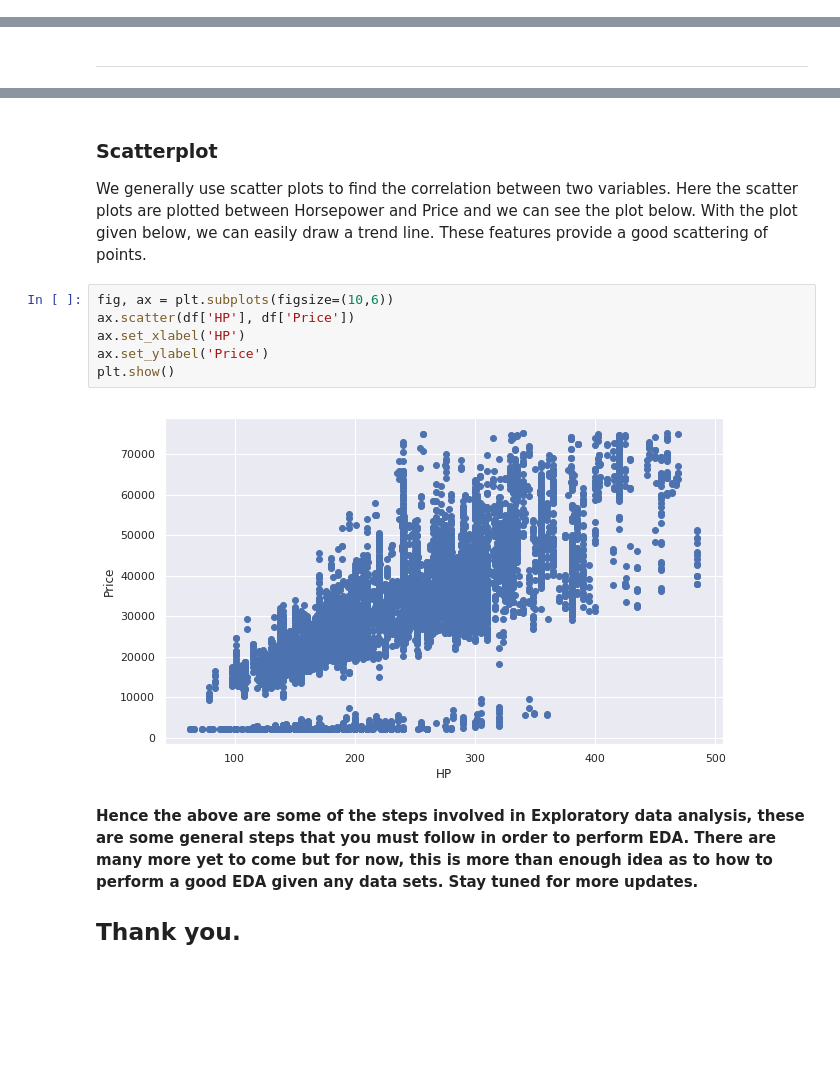
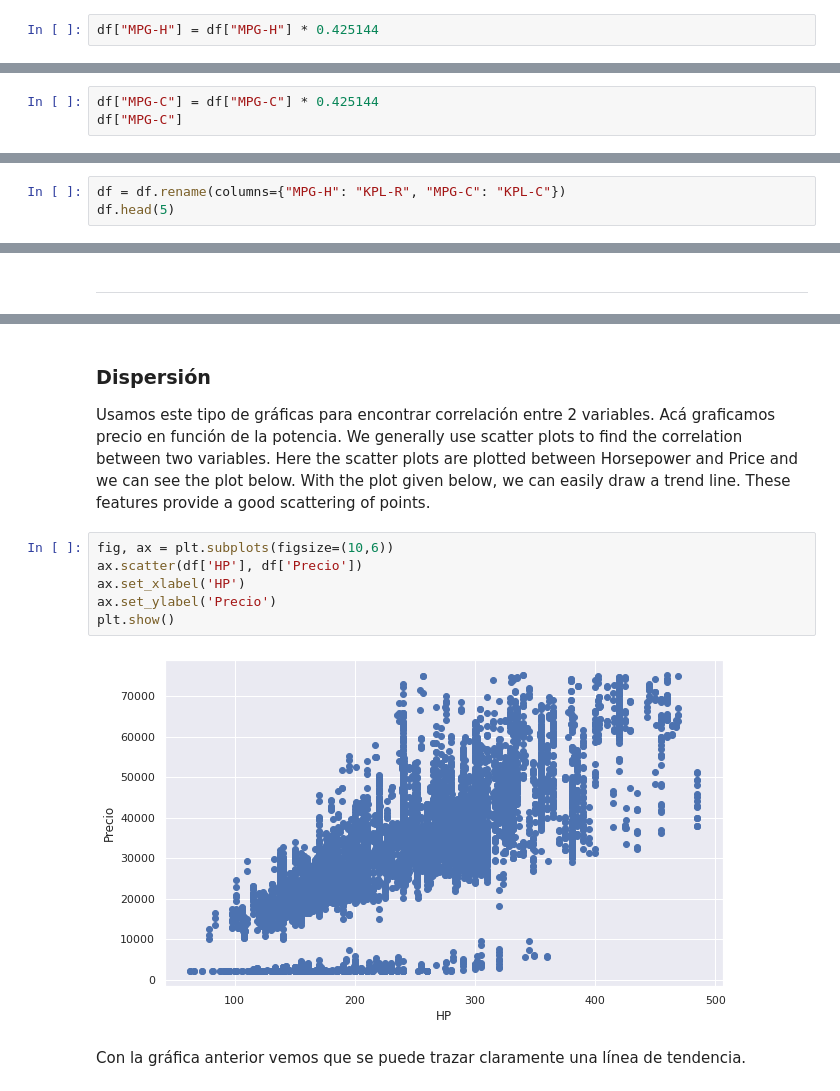
Before and after one commit to lecovi/dataschool-py3, a Jupyter notebook: analisis_exploratorio.ipynb, the cells around one changed output, grey strips where cells are left out. Drawn from its saved outputs; the diff is of its cells as text; blank space fills up the shorter version.

```diff
--- a/analisis_exploratorio.ipynb
+++ b/analisis_exploratorio.ipynb
@@ -272,0 +290,2 @@ An outlier is a point or set of points that are different from other points. Som
+# %%
+df["MPG-H"] = df["MPG-H"] * 0.425144
@@ -272,0 +309,3 @@ An outlier is a point or set of points that are different from other points. Som
+# %%
+df["MPG-C"] = df["MPG-C"] * 0.425144
+df["MPG-C"]
@@ -272,0 +327,3 @@ An outlier is a point or set of points that are different from other points. Som
+# %%
+df = df.rename(columns={"MPG-H": "KPL-R", "MPG-C": "KPL-C"})
+df.head(5)
@@ -345,16 +423,15 @@ c
 # %% [markdown]
-### Scatterplot
+### Dispersión
 
+Usamos este tipo de gráficas para encontrar correlación entre 2 variables. Acá graficamos precio en función de la potencia.
 We generally use scatter plots to find the correlation between two variables. Here the scatter plots are plotted between Horsepower and Price and we can see the plot below. With the plot given below, we can easily draw a trend line. These features provide a good scattering of points.
 # %%
 fig, ax = plt.subplots(figsize=(10,6))
-ax.scatter(df['HP'], df['Price'])
+ax.scatter(df['HP'], df['Precio'])
 ax.set_xlabel('HP')
-ax.set_ylabel('Price')
+ax.set_ylabel('Precio')
 plt.show()
 # %% [output]
-[figure, old version]
+[figure, new version]
-# %% [markdown]
-**Hence the above are some of the steps involved in Exploratory data analysis, these are some general steps that you must follow in order to perform EDA. There are many more yet to come but for now, this is more than enough idea as to how to perform a good EDA given any data sets. Stay tuned for more updates.**
-
-## Thank you.
+# %% [markdown]
+Con la gráfica anterior vemos que se puede trazar claramente una línea de tendencia.
```
Also changed, not shown: parts of 30 cells of this notebook.
